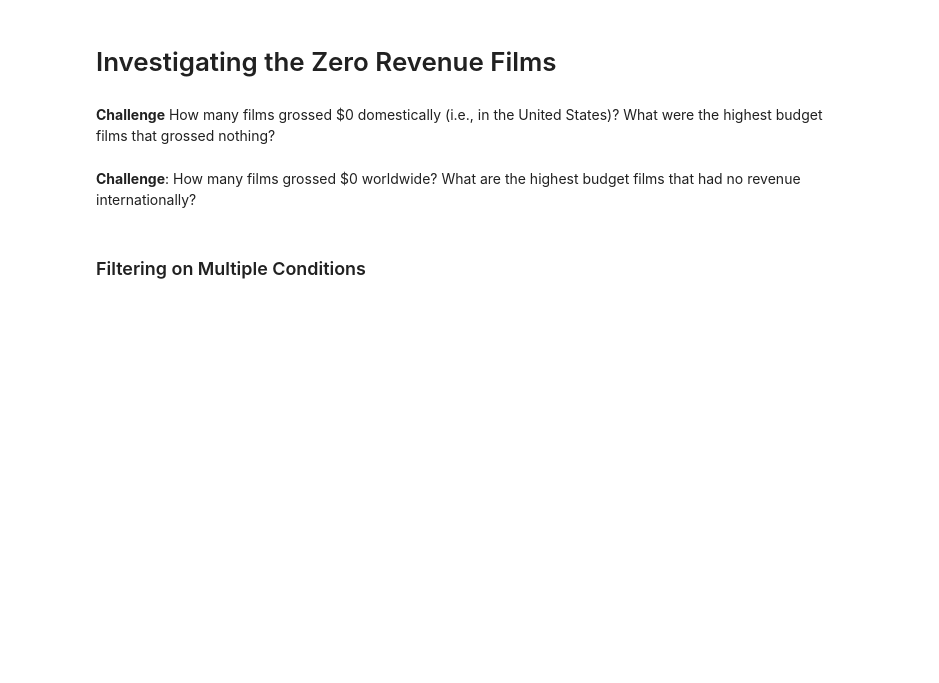
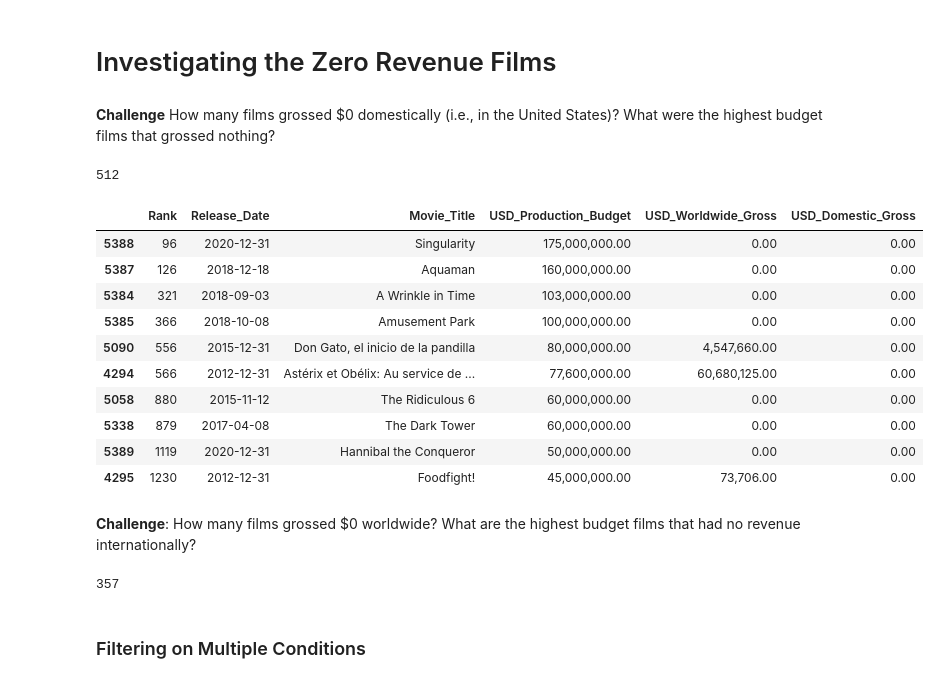
Before and after one commit to thandora/100-days-of-code-udemy, a Jupyter notebook: day-077-seaborn-linear-regression/linear_regression.ipynb, the cells around one changed output. Cells and saved outputs as stored; diff of their text form; code cells hidden in the pictures; blank space fills up the shorter version.

```diff
--- a/day-077-seaborn-linear-regression/linear_regression.ipynb
+++ b/day-077-seaborn-linear-regression/linear_regression.ipynb
@@ -35,3 +83,20 @@ data = pd.read_csv('cost_revenue_dirty.csv')
 <br>
 <br>
 Note that *domestic* in this context refers to the United States.
+# %%
+# Remove commas and dollar signs
+chars_to_rem = [",", "$"]
+
+columns_dirty = [
+    "USD_Production_Budget",
+    "USD_Worldwide_Gross",
+    "USD_Domestic_Gross",
+]
+
+for col in columns_dirty:
+    for char in chars_to_rem:
+        # Remove char
+        data[col] = data[col].str.replace(char, "")
+
+    # Convert "object" type columns to numeric
+    data[col] = data[col].astype(float)
@@ -38,2 +121,4 @@ Note that *domestic* in this context refers to the United States.
 # %% [markdown]
 **Challenge**: Convert the `Release_Date` column to a Pandas Datetime type.
+# %%
+data["Release_Date"] = pd.to_datetime(data["Release_Date"])
@@ -52,7 +272,35 @@ Note that *domestic* in this context refers to the United States.
 # Investigating the Zero Revenue Films
 # %% [markdown]
 **Challenge** How many films grossed $0 domestically (i.e., in the United States)? What were the highest budget films that grossed nothing?
+# %%
+filt_zero_domestic_gross = data["USD_Domestic_Gross"] == 0
+len(data.loc[filt_zero_domestic_gross])
+# 512 movies grossed $0. Some of these movies are still to be released since this
+# data was taken on May 1, 2018
+# %% [output]
+512
+# %%
+# Highest budget with $0 gross. (Note some of these are unreleased)
+data.loc[filt_zero_domestic_gross].sort_values("USD_Production_Budget", ascending=False).head(10)
+# %% [output]
+|  | Rank | Release_Date | Movie_Title | USD_Production_Budget | USD_Worldwide_Gross | USD_Domestic_Gross |
+| 5388 | 96 | 2020-12-31 | Singularity | 175,000,000.00 | 0.00 | 0.00 |
+| 5387 | 126 | 2018-12-18 | Aquaman | 160,000,000.00 | 0.00 | 0.00 |
+| 5384 | 321 | 2018-09-03 | A Wrinkle in Time | 103,000,000.00 | 0.00 | 0.00 |
+| 5385 | 366 | 2018-10-08 | Amusement Park | 100,000,000.00 | 0.00 | 0.00 |
+| 5090 | 556 | 2015-12-31 | Don Gato, el inicio de la pandilla | 80,000,000.00 | 4,547,660.00 | 0.00 |
+| 4294 | 566 | 2012-12-31 | Astérix et Obélix: Au service de ... | 77,600,000.00 | 60,680,125.00 | 0.00 |
+| 5058 | 880 | 2015-11-12 | The Ridiculous 6 | 60,000,000.00 | 0.00 | 0.00 |
+| 5338 | 879 | 2017-04-08 | The Dark Tower | 60,000,000.00 | 0.00 | 0.00 |
+| 5389 | 1119 | 2020-12-31 | Hannibal the Conqueror | 50,000,000.00 | 0.00 | 0.00 |
+| 4295 | 1230 | 2012-12-31 | Foodfight! | 45,000,000.00 | 73,706.00 | 0.00 |
 # %% [markdown]
 **Challenge**: How many films grossed $0 worldwide? What are the highest budget films that had no revenue internationally?
+# %%
+filt_zero_global_gross = data["USD_Worldwide_Gross"] == 0
+len(data.loc[filt_zero_global_gross])
+# 357 movies grossed $0 internationally.
+# %% [output]
+357
 # %% [markdown]
 ### Filtering on Multiple Conditions
```
Also changed, not shown: parts of 20 cells of this notebook.
